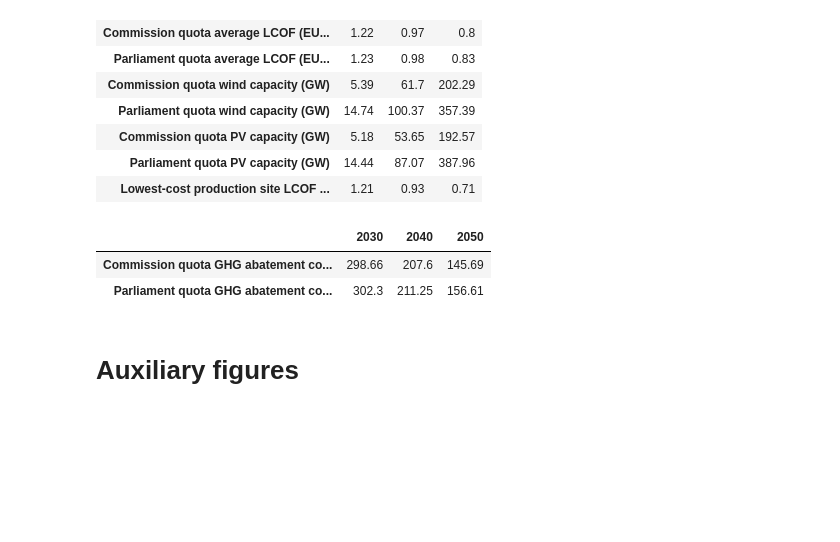
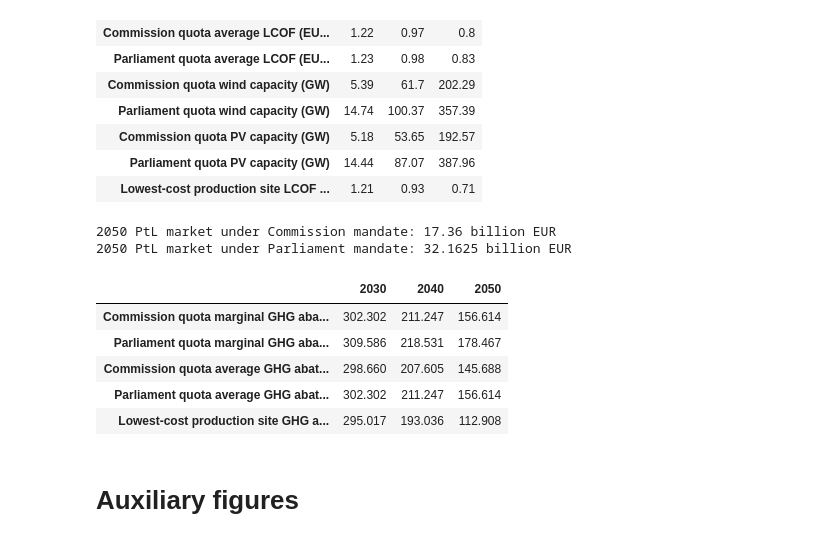
Before and after one commit to kwdseymour/EuroSAFs, a Jupyter notebook: scripts/analysis/cost_curve.ipynb, the cells around one changed output. Drawn from its saved outputs; the diff is of its cells as text; code cells hidden in the pictures; blank space fills up the shorter version.

Commit message:
Calculate full GHG abatement cost table

```diff
--- a/scripts/analysis/cost_curve.ipynb
+++ b/scripts/analysis/cost_curve.ipynb
@@ -338,7 +338,7 @@ quota_summary_df = pd.DataFrame(index=[
     'Parliament quota wind capacity (GW)',
     'Commission quota PV capacity (GW)',
     'Parliament quota PV capacity (GW)',
-    'Lowest-cost production site LCOF (EUR/l):',
+    'Lowest-cost production site LCOF (EUR/l)',
     ], columns=[2030,2040,2050])
 commission_quota_marginal_lcofs = {}
 commission_quota_average_lcofs  = {}
@@ -351,7 +351,7 @@ parliament_quota_PV_capacity  = {}
 minimum_lcof = {}
 for i,year in enumerate(quota_summary_df.columns):
     production_potential = calculate_production_potential(results[year],[0,18,32])
-    quota_summary_df.loc['Lowest-cost production site LCOF (EUR/l):',year] = round(production_potential['LCOF_liter'].min(),2)
+    quota_summary_df.loc['Lowest-cost production site LCOF (EUR/l)',year] = round(production_potential['LCOF_liter'].min(),2)
     cost_curve = calculate_cost_curve(production_potential)
     cost_curve['fuel_share'] = cost_curve['production_liters_cumsum']/EU32_fuel_demand_liters*100
 
@@ -380,21 +380,33 @@ quota_summary_df
 | Commission quota PV capacity (GW) | 5.18 | 53.65 | 192.57 |
 | Parliament quota PV capacity (GW) | 14.44 | 87.07 | 387.96 |
 | Lowest-cost production site LCOF ... | 1.21 | 0.93 | 0.71 |
+# %%
+print('2050 PtL market under Commission mandate:', quota_summary_df.loc['Commission quota average LCOF (EUR/l)',2050]*EU32_fuel_demand_liters*commission_quotas[2]/100/1e9, 'billion EUR')
+print('2050 PtL market under Parliament mandate:', quota_summary_df.loc['Parliament quota average LCOF (EUR/l)',2050]*EU32_fuel_demand_liters*parliament_quotas[2]/100/1e9, 'billion EUR')
+# %% [output]
+2050 PtL market under Commission mandate: 17.36 billion EUR
+2050 PtL market under Parliament mandate: 32.1625 billion EUR
 # %%
-premium_df = pd.DataFrame(index=['Commission quota GHG abatement cost (EUR/tCO2)','Parliament quota GHG abatement cost (EUR/tCO2)'], columns=[2030,2040,2050])
+premium_df = quota_summary_df.loc[[
+    'Commission quota marginal LCOF (EUR/l)',
+    'Parliament quota marginal LCOF (EUR/l)',
+    'Commission quota average LCOF (EUR/l)',
+    'Parliament quota average LCOF (EUR/l)',
+    'Lowest-cost production site LCOF (EUR/l)']].copy()
+premium_df.index = [x.replace('LCOF (EUR/l)','GHG abatement cost (EUR/tCO2)') for x in premium_df.index]
 
-for i,lcof_idx in enumerate(['Commission quota average LCOF (EUR/l)','Parliament quota average LCOF (EUR/l)']):
-    for j in [2030,2040,2050]:
-
-        premium_per_ton = (quota_summary_df.loc[lcof_idx,j] - 0.4)/(kerosene_density/1e3) # EUR
-        co2_savings_per_ton_ptl = kersone_carbon_intensity*ptl_ghg_reduction_factor # tonnes
-        ghg_abatement_cost = premium_per_ton/co2_savings_per_ton_ptl
-        premium_df.iloc[i][j] = round(ghg_abatement_cost,2)
+premium_per_ton = (premium_df - 0.4)/(kerosene_density/1e3) # EUR
+co2_savings_per_ton_ptl = kersone_carbon_intensity*ptl_ghg_reduction_factor # tonnes
+ghg_abatement_cost = premium_per_ton/co2_savings_per_ton_ptl
+premium_df = ghg_abatement_cost.astype(float).round(3)
 premium_df
 # %% [output]
 |  | 2030 | 2040 | 2050 |
-| Commission quota GHG abatement co... | 298.66 | 207.6 | 145.69 |
-| Parliament quota GHG abatement co... | 302.3 | 211.25 | 156.61 |
+| Commission quota marginal GHG aba... | 302.302 | 211.247 | 156.614 |
+| Parliament quota marginal GHG aba... | 309.586 | 218.531 | 178.467 |
+| Commission quota average GHG abat... | 298.660 | 207.605 | 145.688 |
+| Parliament quota average GHG abat... | 302.302 | 211.247 | 156.614 |
+| Lowest-cost production site GHG a... | 295.017 | 193.036 | 112.908 |
 # %% [markdown]
 # Auxiliary figures
 # %%
```
